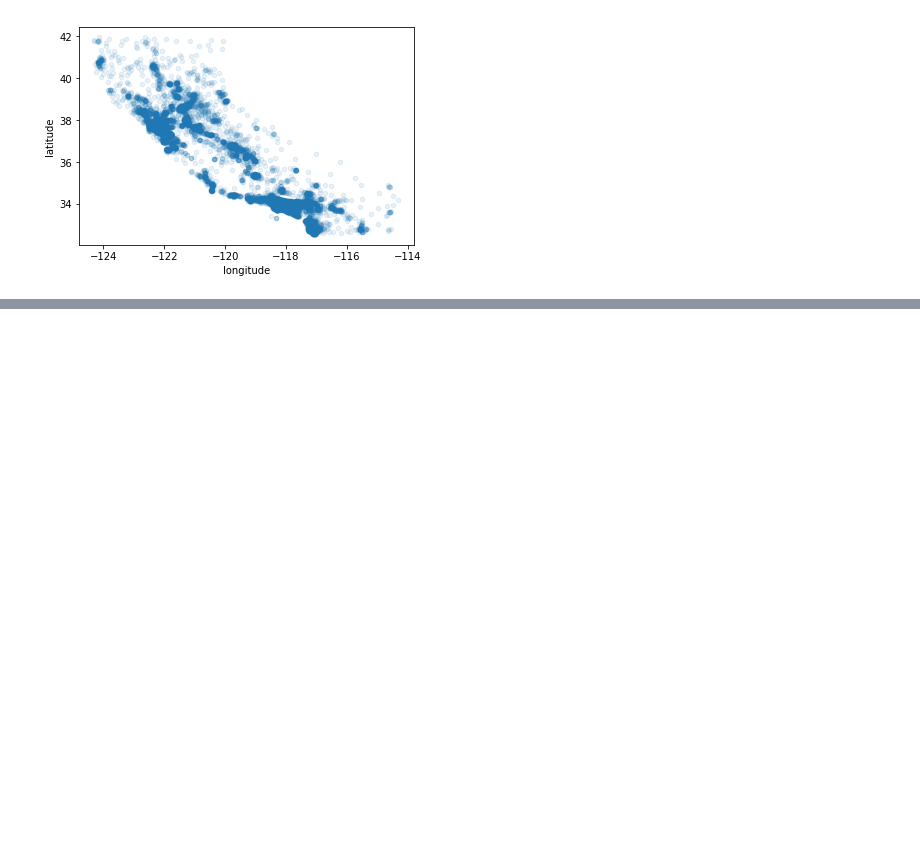
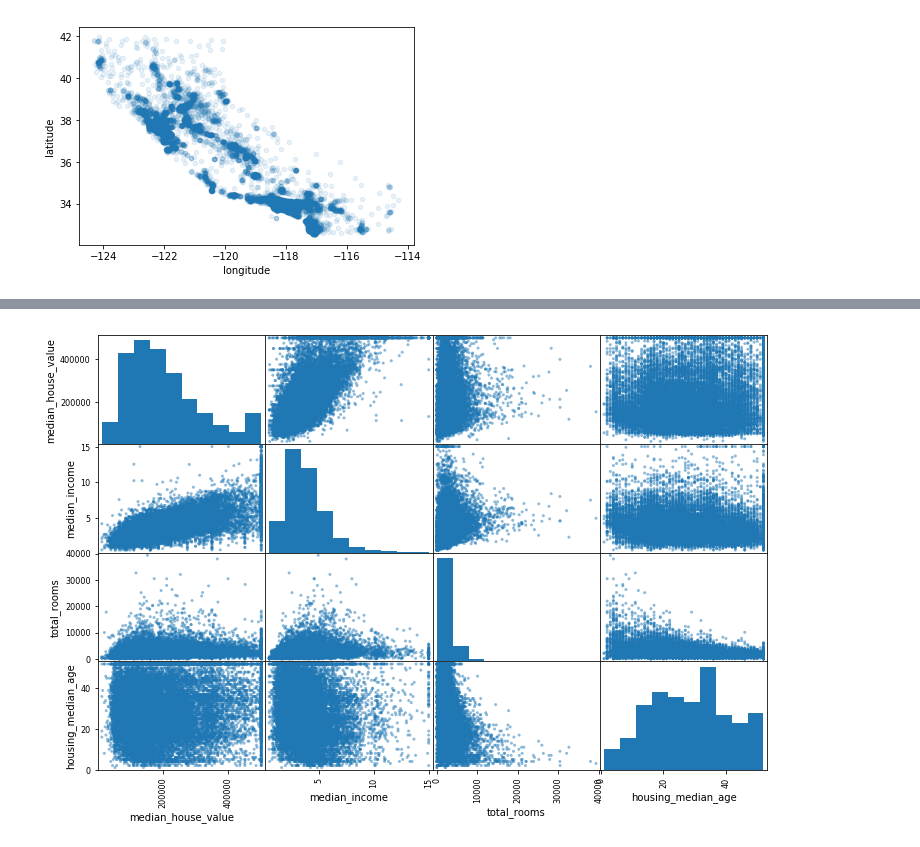
Before and after one commit to jaredwelch1/Housing_Data_Notebook, a Jupyter notebook: Housing_data_notebook.ipynb, the cells around one changed output, grey strips where cells are left out. Cells and saved outputs as stored; diff of their text form; code cells hidden in the pictures; blank space fills up the shorter version.

```diff
--- a/Housing_data_notebook.ipynb
+++ b/Housing_data_notebook.ipynb
@@ -173,0 +202,7 @@ plot.show()
+# %%
+# Only check a couple of the attributes that look promising for scatter matrix
+attrs = ['median_house_value', 'median_income', 'total_rooms', 'housing_median_age']
+scatter_matrix(data[attrs], figsize=(12, 8))
+plot.show()
+# %% [output]
+[figure, added]
```
Also changed, not shown: parts of 12 cells of this notebook.
